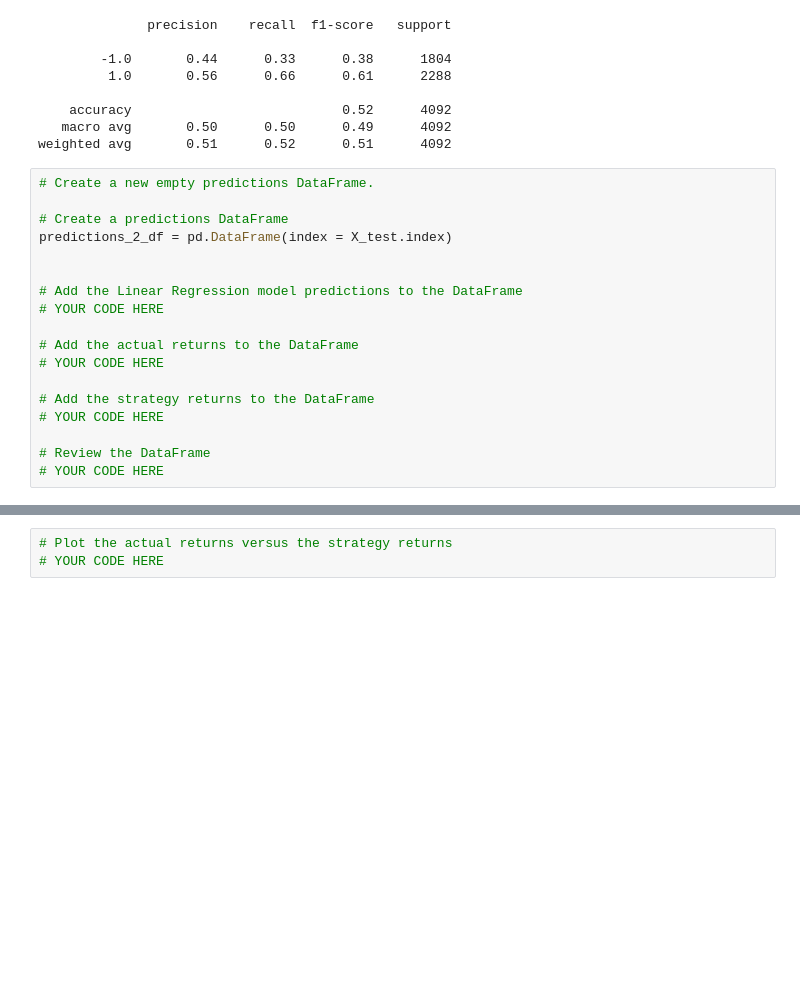
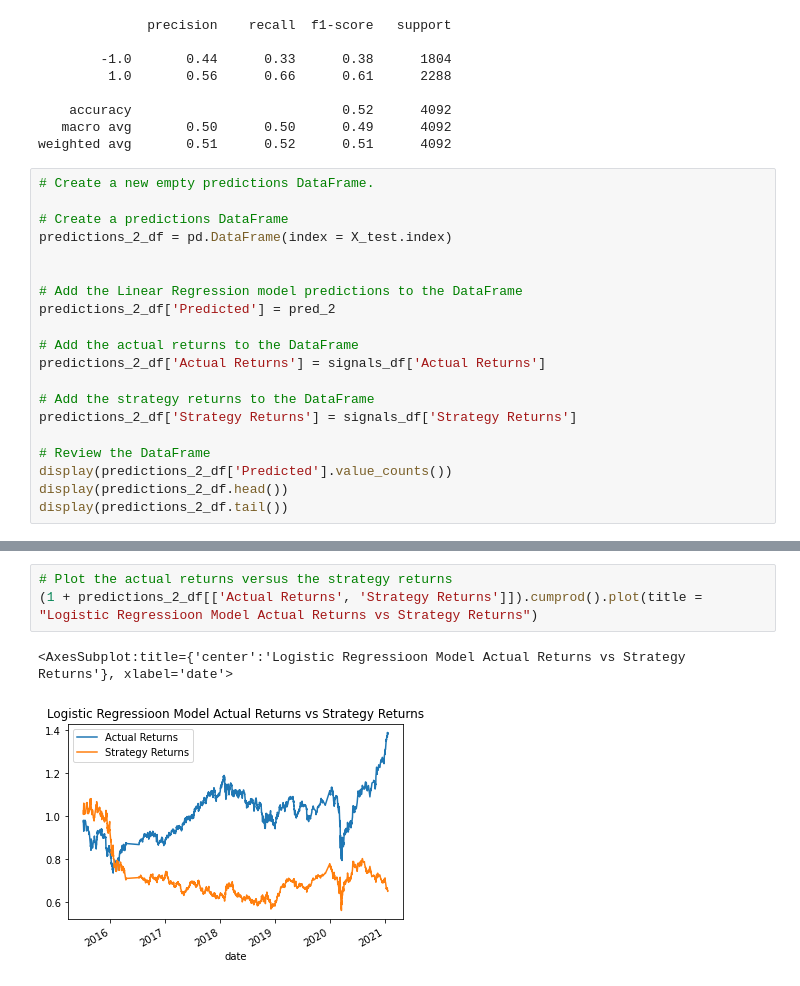
Before and after one commit to rhurst11/Fintech_Module_14_Challenge, a Jupyter notebook: Starter_Code/machine_learning_trading_bot.ipynb, the cells around one changed output, grey strips where cells are left out. Cells and saved outputs as stored; diff of their text form; blank space fills up the shorter version.

```diff
--- a/Starter_Code/machine_learning_trading_bot.ipynb
+++ b/Starter_Code/machine_learning_trading_bot.ipynb
@@ -507,13 +501,15 @@ predictions_2_df = pd.DataFrame(index = X_test.index)
 
 
 # Add the Linear Regression model predictions to the DataFrame
-# YOUR CODE HERE
+predictions_2_df['Predicted'] = pred_2
 
 # Add the actual returns to the DataFrame
-# YOUR CODE HERE
+predictions_2_df['Actual Returns'] = signals_df['Actual Returns']
 
 # Add the strategy returns to the DataFrame
-# YOUR CODE HERE
+predictions_2_df['Strategy Returns'] = signals_df['Strategy Returns']
 
 # Review the DataFrame
-# YOUR CODE HERE
+display(predictions_2_df['Predicted'].value_counts())
+display(predictions_2_df.head())
+display(predictions_2_df.tail())
@@ -520,3 +534,6 @@ predictions_2_df = pd.DataFrame(index = X_test.index)
 # %%
 # Plot the actual returns versus the strategy returns
-# YOUR CODE HERE
+(1 + predictions_2_df[['Actual Returns', 'Strategy Returns']]).cumprod().plot(title = "Logistic Regressioon Model Actual Returns vs Strategy Returns")
+# %% [output]
+<AxesSubplot:title={'center':'Logistic Regressioon Model Actual Returns vs Strategy Returns'}, xlabel='date'>
+[figure, added]
```
Also changed, not shown: parts of 6 cells of this notebook, 5 other files.
